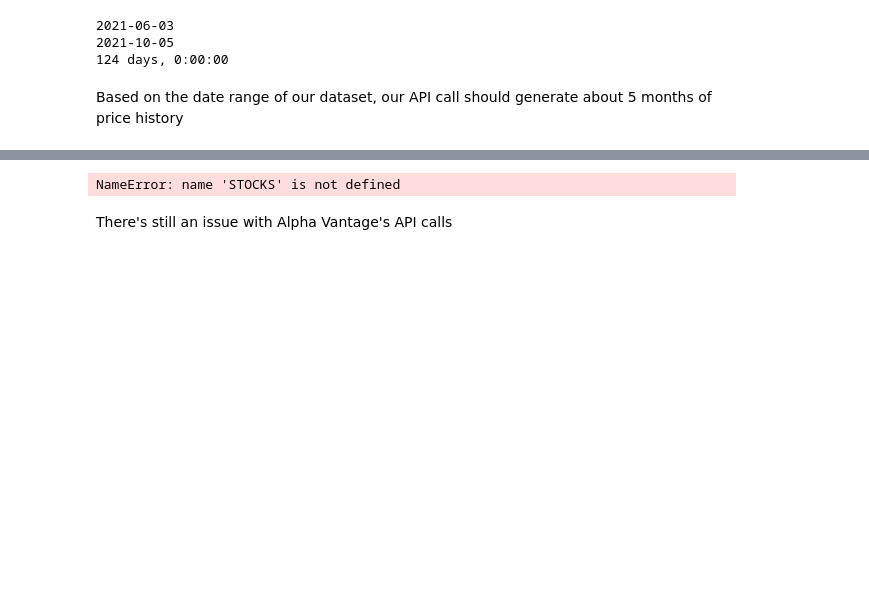
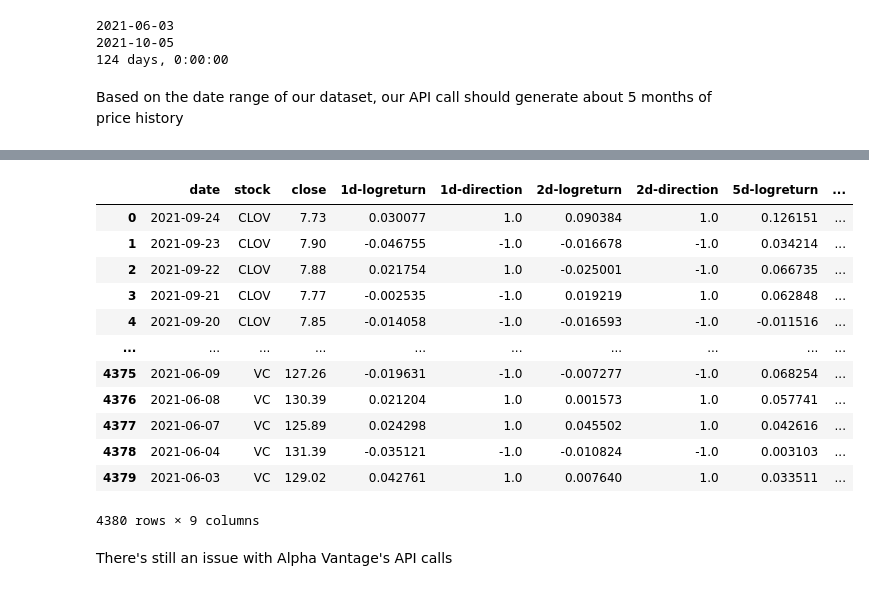
Before and after one commit to mdominguez2010/wsb-sentiment-analysis, a Jupyter notebook: model/model.ipynb, the cells around one changed output, grey strips where cells are left out. Drawn from its saved outputs; the diff is of its cells as text; code cells hidden in the pictures; blank space fills up the shorter version.

```diff
--- a/model/model.ipynb
+++ b/model/model.ipynb
@@ -337,9 +336,19 @@ See the caveats in the documentation: https://pandas.pydata.org/pandas-docs/stab
-# %%
-print(len(STOCKS))
-print(len(bad_api_calls), "bad api calls")
-print(bad_api_calls)
-# %% [output]
-NameError: name 'STOCKS' is not defined
+# %%
+price_data
+# %% [output]
+|  | date | stock | close | 1d-logreturn | 1d-direction | 2d-logreturn | 2d-direction | 5d-logreturn | ... |
+| 0 | 2021-09-24 | CLOV | 7.73 | 0.030077 | 1.0 | 0.090384 | 1.0 | 0.126151 | ... |
+| 1 | 2021-09-23 | CLOV | 7.90 | -0.046755 | -1.0 | -0.016678 | -1.0 | 0.034214 | ... |
+| 2 | 2021-09-22 | CLOV | 7.88 | 0.021754 | 1.0 | -0.025001 | -1.0 | 0.066735 | ... |
+| 3 | 2021-09-21 | CLOV | 7.77 | -0.002535 | -1.0 | 0.019219 | 1.0 | 0.062848 | ... |
+| 4 | 2021-09-20 | CLOV | 7.85 | -0.014058 | -1.0 | -0.016593 | -1.0 | -0.011516 | ... |
+| ... | ... | ... | ... | ... | ... | ... | ... | ... | ... |
+| 4375 | 2021-06-09 | VC | 127.26 | -0.019631 | -1.0 | -0.007277 | -1.0 | 0.068254 | ... |
+| 4376 | 2021-06-08 | VC | 130.39 | 0.021204 | 1.0 | 0.001573 | 1.0 | 0.057741 | ... |
+| 4377 | 2021-06-07 | VC | 125.89 | 0.024298 | 1.0 | 0.045502 | 1.0 | 0.042616 | ... |
+| 4378 | 2021-06-04 | VC | 131.39 | -0.035121 | -1.0 | -0.010824 | -1.0 | 0.003103 | ... |
+| 4379 | 2021-06-03 | VC | 129.02 | 0.042761 | 1.0 | 0.007640 | 1.0 | 0.033511 | ... |
+4380 rows × 9 columns
 # %% [markdown]
 There's still an issue with Alpha Vantage's API calls
 # %%
```
Also changed, not shown: parts of 20 cells of this notebook, 5 other files.
